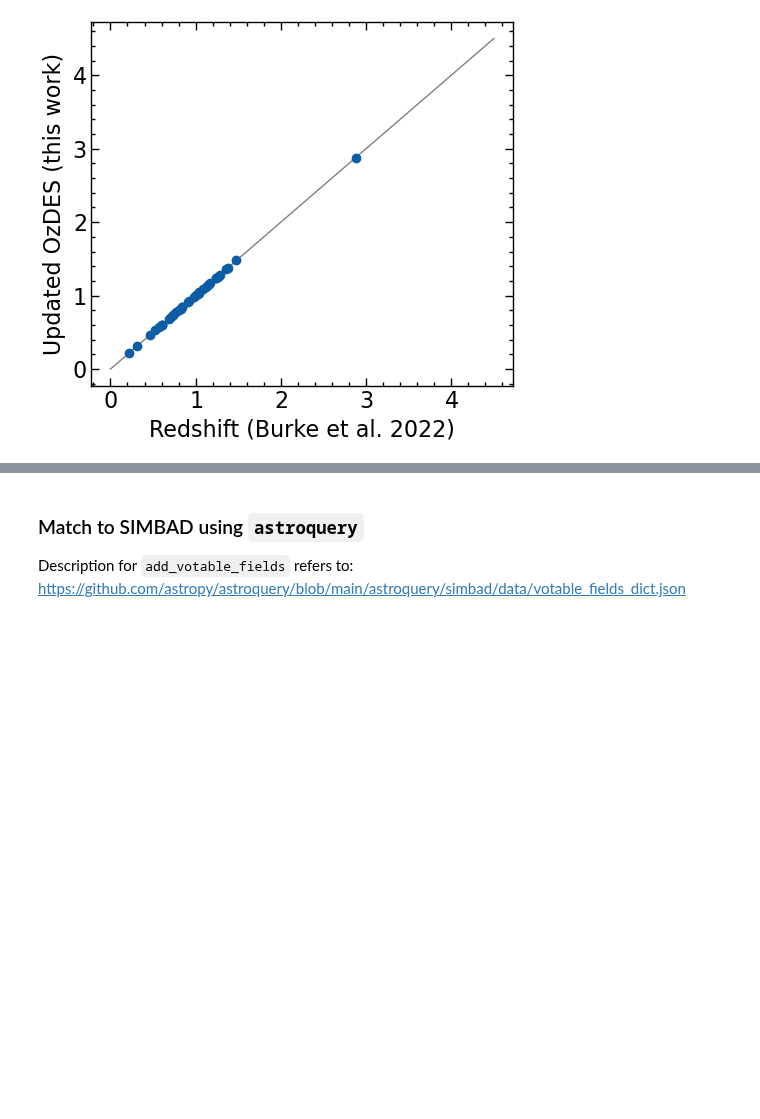
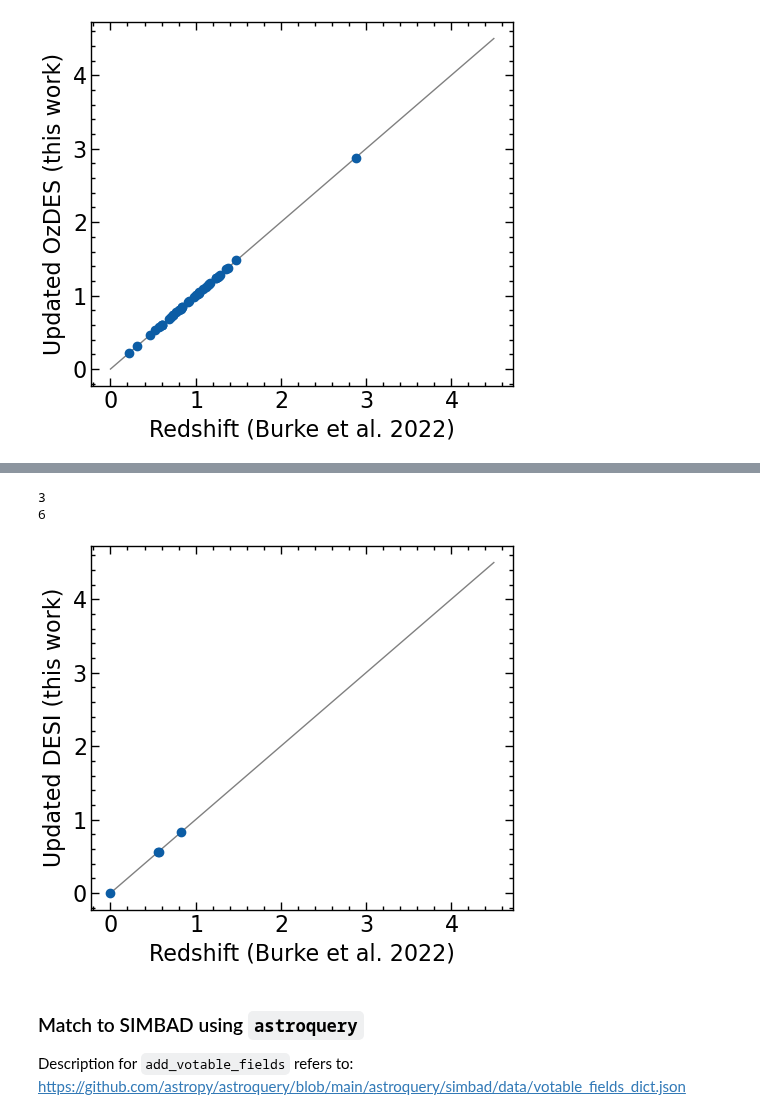
Before and after one commit to Chisen-Lupus/dwarf_agn_cosmos, a Jupyter notebook: des/des_specz.ipynb, the cells around one changed output, grey strips where cells are left out. Cells and saved outputs as stored; diff of their text form; code cells hidden in the pictures; blank space fills up the shorter version.

```diff
--- a/des/des_specz.ipynb
+++ b/des/des_specz.ipynb
@@ -138,0 +141,8 @@ fig.tight_layout()
+# %%
+data_desi = Table.read('desi_matches_z.csv', format = 'csv')
+
+cat_desi = SkyCoord(data_desi['ra'], data_desi['dec'], unit='deg')
+
+idx_desi, idx_agn_desi, d2d, d3d = cat_agn.search_around_sky(cat_desi, 0.5*u.arcsec)
+
+idx_agn_desi
@@ -139,3 +163,20 @@ fig.tight_layout()
+# %%
+# Compare paper redshifts to new DESI
+fig, ax = plt.subplots(1,1, figsize=(5, 4.5))
+ax.scatter(data_agn['z_sp'][idx_agn_desi], data_desi['z'][idx_desi])
+
+print(len(data_agn['z_sp'][idx_agn_desi][data_agn['z_sp'][idx_agn_desi]>0])) # Some of these are from SDSS
+print(len(data_desi['z'][idx_desi])) # Got several others
+
+ax.plot([0, 4.5], [0, 4.5], lw=1, zorder=-2, color='gray')
+ax.set_xlabel('Redshift (Burke et al. 2022)')
+ax.set_ylabel('Updated DESI (this work)')
+
+fig.tight_layout()
+# %% [output]
+3
+6
+[figure, added]
 # %% [markdown]
 ### Match to SIMBAD using `astroquery`
 
```
Also changed, not shown: parts of 19 cells of this notebook.
